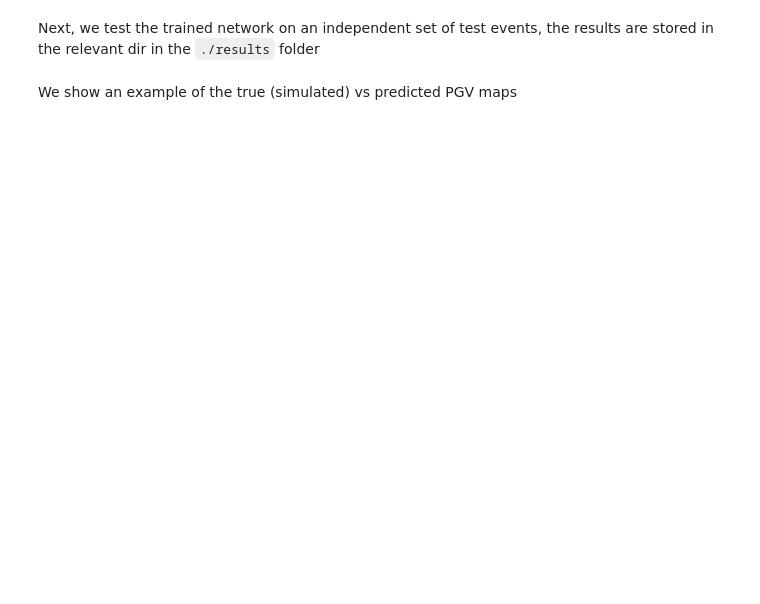
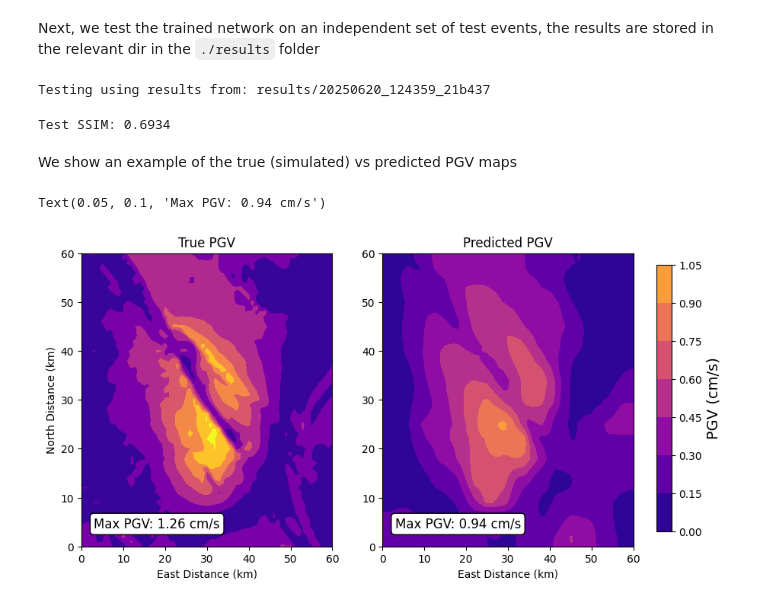
Before and after one commit to fatimarmdnn/PGVnet, a Jupyter notebook: Framework_Pipeline.ipynb, the cells around one changed output. Cells and saved outputs as stored; diff of their text form; code cells hidden in the pictures; blank space fills up the shorter version.

```diff
--- a/Framework_Pipeline.ipynb
+++ b/Framework_Pipeline.ipynb
@@ -107,48 +117,53 @@ import yaml
 from encoderMLP_predictor import run_test
 from types import SimpleNamespace
 
-with open("results/20250620_100749_23ec4b/config.yaml", "r") as f:
+with open("results/20250620_124359_21b437/config.yaml", "r") as f:
     cfg_dict = yaml.safe_load(f)
 
 config             = SimpleNamespace(**cfg_dict)
 config.mode        = "test"
-config.results_dir = "results/20250620_100749_23ec4b"
+config.results_dir = "results/20250620_124359_21b437"
 
 # Run testing
 run_test(config)
+# %% [output]
+Testing using results from: results/20250620_124359_21b437
+Test SSIM: 0.6934
 # %% [markdown]
 We show an example of the true (simulated) vs predicted PGV maps
 # %%
-preds = np.load('results/results_70_50/test_preds.npy')
-gts   = np.load('results/results_70_50/test_gts.npy')
+preds = np.load('results/20250620_124359_21b437/test_preds.npy')
+gts   = np.load('results/20250620_124359_21b437/test_gts.npy')
 
 
 # choose a random idx between 0 and the number of samples in preds
 idx  = np.random.randint(0, preds.shape[0])
-idx  = 266
 comp = 1  # choose component 0 (East-West) or 1 (North-South)
 fig, ax = plt.subplots(1, 2, figsize=(10, 5))
 pred = preds[idx,:,:,comp]/10  # predicted PGV
 gt   = gts[idx,:,:,comp]/10    # true PGV
 norm = plt.Normalize(vmin=0, vmax=np.max(gt))
 
 cf0 = ax[0].contourf(gt, cmap='plasma', norm=norm)
 cf1 = ax[1].contourf(pred, cmap='plasma', norm=norm)
 
 ax[0].set_title('True PGV')
 ax[1].set_title('Predicted PGV')
 ax[0].set_xlabel('East Distance (km)')
 ax[0].set_ylabel('North Distance (km)')
 ax[1].set_xlabel('East Distance (km)')
 
 fig.subplots_adjust(right=0.85)
 cbar_ax = fig.add_axes([0.88, 0.15, 0.02, 0.7])
 fig.colorbar(cf1, cax=cbar_ax, norm = norm).set_label("PGV (cm/s)", fontsize=14)
 # add text to both subplots with max pgv in each
 ax[0].text(0.05, 0.1, f'Max PGV: {np.max(gt):.2f} cm/s', transform=ax[0].transAxes,fontsize=12,verticalalignment='top',
            bbox=dict(facecolor='white', edgecolor='black', boxstyle='round,pad=0.3'))
 ax[1].text(0.05, 0.1, f'Max PGV: {np.max(pred):.2f} cm/s', transform=ax[1].transAxes, fontsize=12, verticalalignment='top',
            bbox=dict(facecolor='white', edgecolor='black', boxstyle='round,pad=0.3'))
+# %% [output]
+Text(0.05, 0.1, 'Max PGV: 0.94 cm/s')
+[figure, added]
 # %%
 source_params = np.load('data/forward_db/source_params_70_50.npz')['source_params']
 test_ids      = np.load('results/results_70_50/test_ids.npy')
```
Also changed, not shown: parts of 5 cells of this notebook, 2 other files.
